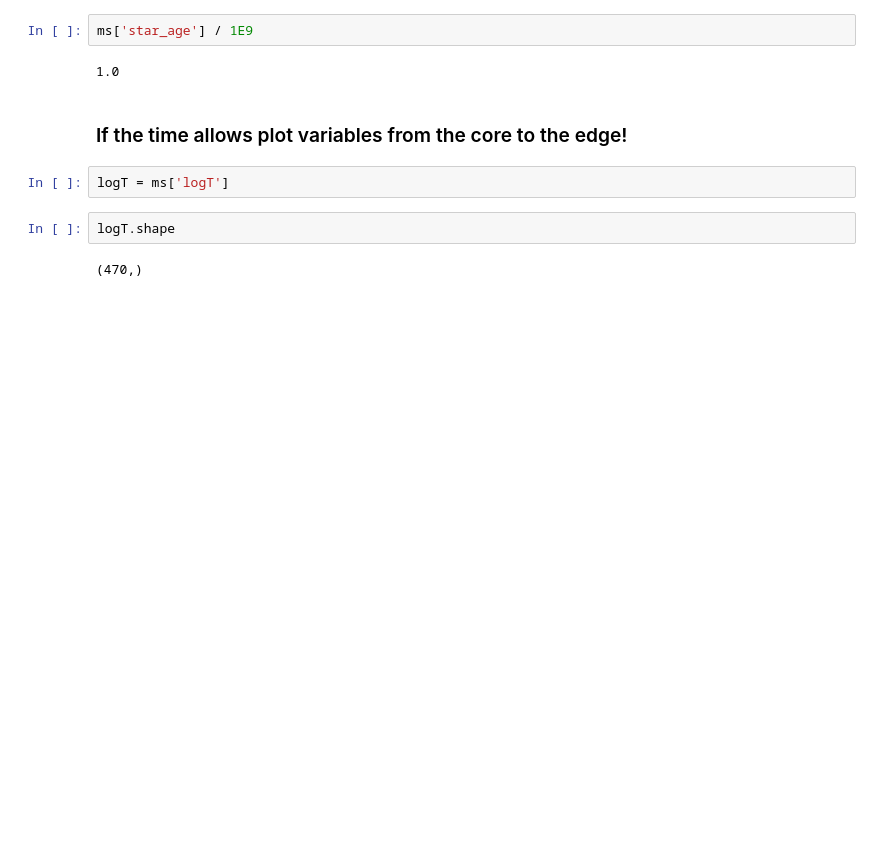
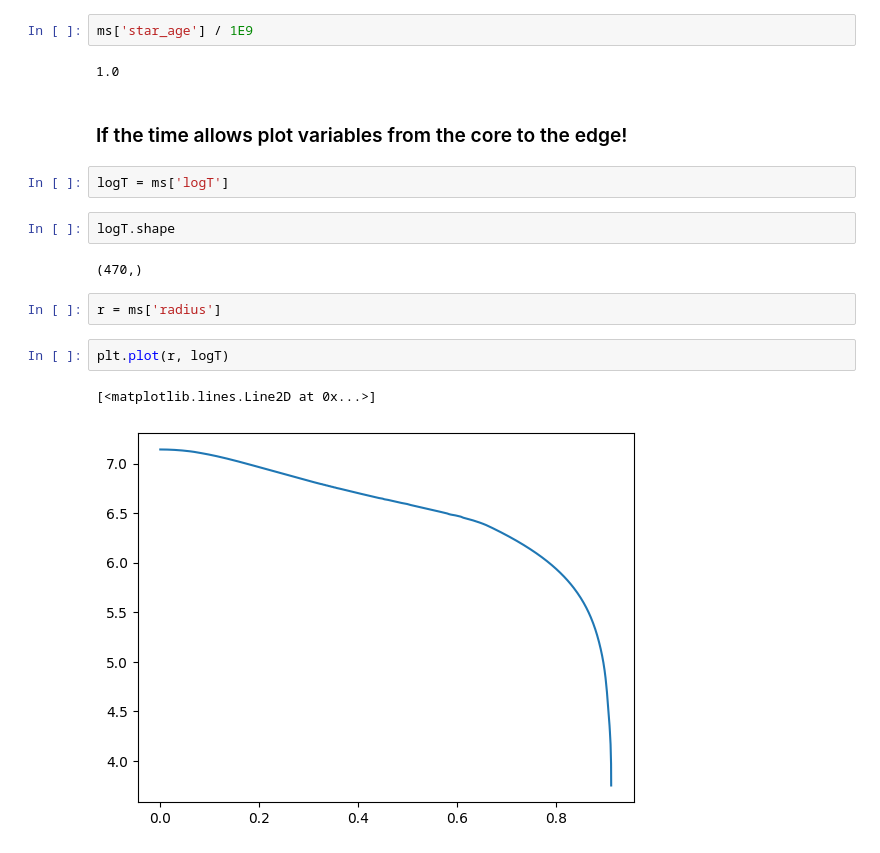
Before and after one commit to ivanzmilic/taipss, a Jupyter notebook: handson/handson8_models.ipynb, the cells around one changed output. Cells and saved outputs as stored; diff of their text form; blank space fills up the shorter version.

```diff
--- a/handson/handson8_models.ipynb
+++ b/handson/handson8_models.ipynb
@@ -198,3 +210,10 @@ logT = ms['logT']
 logT.shape
 # %% [output]
 (470,)
+# %%
+r = ms['radius']
+# %%
+plt.plot(r, logT)
+# %% [output]
+[<matplotlib.lines.Line2D at 0x...>]
+[figure, added]
```
Also changed, not shown: parts of 4 cells of this notebook.
